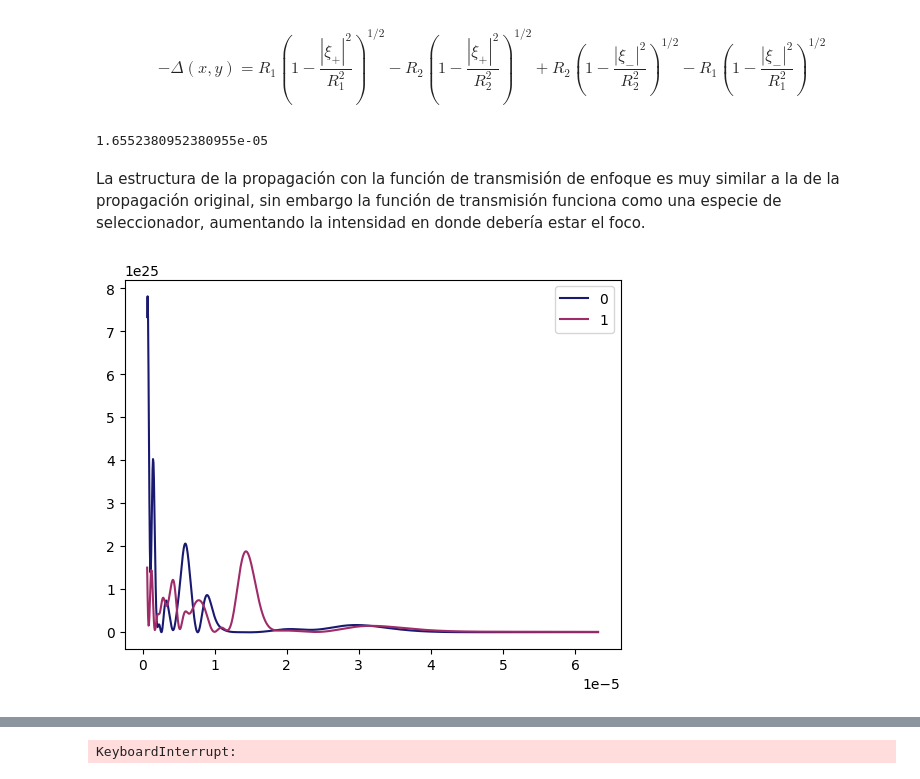
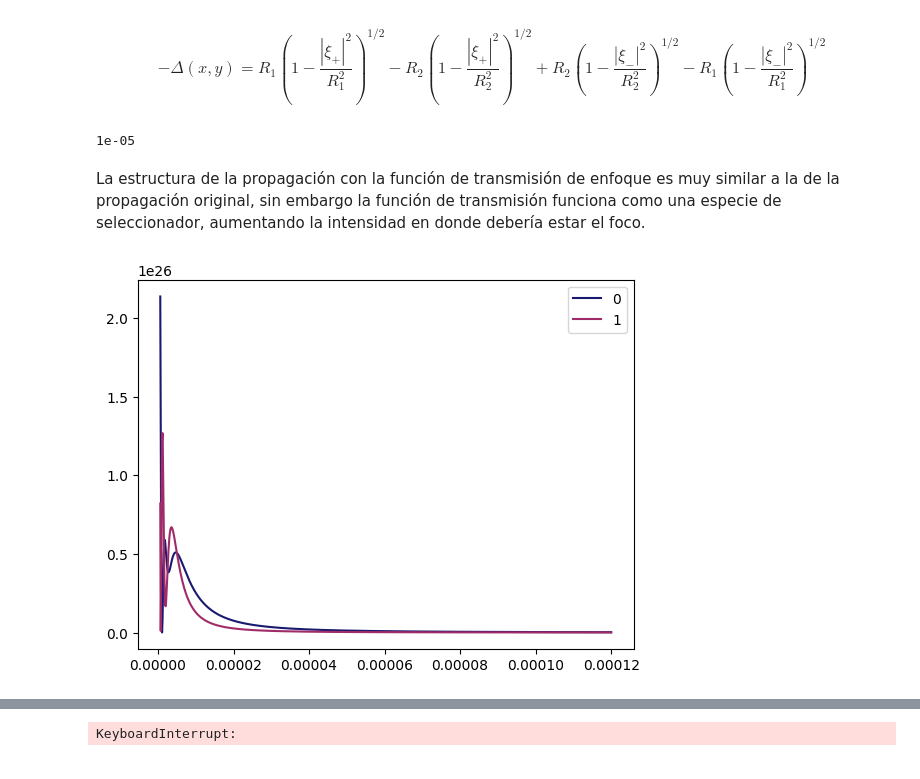
Before and after one commit to rcasalins/thesis_bachelor, a Jupyter notebook: Codigo/Fase no paraxial.ipynb, the cells around one changed output, grey strips where cells are left out. Saved outputs shown, nothing was run; the diff lists cells and outputs as text; code cells hidden in the pictures.

```diff
--- a/Codigo/Fase no paraxial.ipynb
+++ b/Codigo/Fase no paraxial.ipynb
@@ -7,11 +8,12 @@ import seaborn as sns
 # %%
-w = 632 * (10 ** -9)
-a = 10*w
+w = 400 * (10 ** -9)
+a = 1.3*w
 #p = [[a,0],[-a,0],[0,0],[2*a,0],[-2*a,0]]
 #p = [[a,0],[-a,0],[0,0],[0,a],[0,-a],[a,a],[a,-a],[-a,a],[-a,-a]]
 #p = [[a,0],[-a,0],[0,0],[0,a],[0,-a],[a,a],[a,-a],[-a,a],[-a,-a],[a/2,0],[-a/2,0],[0,a/2],[0,-a/2]]
 #p = [[a,0],[-a,0],[0,0],[0,a],[0,-a],[a,a],[a,-a],[-a,a],[-a,-a],[a/2,0],[-a/2,0],[0,a/2],[0,-a/2],[a,a/2],[a,-a/2],[-a,a/2],[-a,-a/2],[a/2,a/2],[a/2,-a/2],[-a/2,a/2],[-a/2,-a/2],[a/2,a],[a/2,-a],[-a/2,a],[-a/2,-a]]
 p = [[a,0],[-a,0],[0,0],[0,a],[0,-a],[a,a],[a,-a],[-a,a],[-a,-a],[a/2,0],[-a/2,0],[0,a/2],[0,-a/2],[a,a/2],[a,-a/2],[-a,a/2],[-a,-a/2],[a/2,a/2],[a/2,-a/2],[-a/2,a/2],[-a/2,-a/2],[a/2,a],[a/2,-a],[-a/2,a],[-a/2,-a],[(3*a)/2,0],[-(3*a)/2,0],[0,(3*a)/2],[0,-(3*a)/2],[(3*a)/2,a],[(3*a)/2,a/2],[(3*a)/2,-a/2],[(3*a)/2,-a],[a/2,(3*a)/2]]
+pp = np.array([[-a/2,-a/2],[-a/2,a/2],[a/2,a/2],[a/2,-a/2],[a/2,(3/2)*a],[a/2,-(3/2)*a],[-a/2,(3/2)*a],[-a/2,-(3/2)*a],[(3/2)*a,a/2],[(3/2)*a,-a/2],[(3/2)*a,(3/2)*a],[(3/2)*a,-(3/2)*a],[-(3/2)*a,a/2],[-(3/2)*a,-a/2],[-(3/2)*a,(3/2)*a],[-(3/2)*a,-(3/2)*a]])
 # %%
 def matrix_points(p):
     #x son los puntos sobre el eje x
@@ -56,12 +58,27 @@ def GeometricPotencial_3D_00_reducido(xa, xi_a, xi_d, ya, eta_a, eta_d, za, wa,c
     xi_p, xi_n = xi_a+(xi_d)/2, xi_a-(xi_d)/2
     eta_p, eta_n = eta_a+(eta_d)/2, eta_a-(eta_d)/2
 
-    R1 = 50*w
-    R2 = -50*w
+    R1 = 5*w
+    R2 = -5*w
     normPlus  = (xi_p**2) + (eta_p**2)
     normMinus = (xi_n**2) + (eta_n**2)
-    phase_plus  = R1 * np.sqrt(1 - (normPlus / (R1 ** 2)) + 0j) - R2 * np.sqrt(1 - (normPlus / (R2 ** 2)) + 0j)
-    phase_minus = R1 * np.sqrt(1 - (normMinus / (R1 ** 2)) + 0j) - R2 * np.sqrt(1 - (normMinus / (R2 ** 2)) + 0j)
+
+    # fase dentro y fuera de la lente para +
+    if (normPlus > (R1 ** 2)) or (normPlus > (R2 ** 2)):
+        phase_plus = 0
+    else:
+        phase_plus  = R1 * np.sqrt(1 - (normPlus / (R1 ** 2)) + 0j) - R2 * np.sqrt(1 - (normPlus / (R2 ** 2)) + 0j)
+
+    # fase dentro y fuera de la lente para -
+    if (normMinus > (R1 ** 2)) or (normMinus > (R2 ** 2)):
+        phase_minus = 0
+    else:
+        phase_minus = R1 * np.sqrt(1 - (normMinus / (R1 ** 2)) + 0j) - R2 * np.sqrt(1 - (normMinus / (R2 ** 2)) + 0j)
+
+
+
+    #phase_plus  = R1 * np.sqrt(1 - (normPlus / (R1 ** 2)) + 0j) - R2 * np.sqrt(1 - (normPlus / (R2 ** 2)) + 0j)
+    #phase_minus = R1 * np.sqrt(1 - (normMinus / (R1 ** 2)) + 0j) - R2 * np.sqrt(1 - (normMinus / (R2 ** 2)) + 0j)
     phase = np.exp(np.complex128(-1j*k*(phase_plus)*c)) * np.exp(np.complex128(1j*k*(phase_minus)*c))
 
     #distancia s
@@ -105,21 +122,21 @@ def GeometricPotencial_3D_reducido(xa, ya, za, p, wa,c):
 # %%
 (((1/50) - (1/-50)) * (1/w)) ** -1
 # %% [output]
-1.6552380952380955e-05
+1e-05
 # %% [markdown]
 La estructura de la propagación con la función de transmisión de enfoque es muy similar a la de la propagación original, sin embargo la función de transmisión funciona como una especie de seleccionador, aumentando la intensidad en donde debería estar el foco.
 # %%
-zzz = np.linspace(1*w, 100*w, 1000)
+zzz = np.linspace(1.5*w, 300*w, 1000)
 z2  = (1 + (zzz**2))
-z_plot_0 = np.array(list(GeometricPotencial_3D_reducido(0*w,0,zzz,p,w,0)), dtype=float)
-z_plot_1 = np.array(list(GeometricPotencial_3D_reducido(0*w,0,zzz,p,w,1)), dtype=float)
+z_plot_0 = np.array(list(GeometricPotencial_3D_reducido(1*w,0,zzz,pp,w,0)), dtype=float)
+z_plot_1 = np.array(list(GeometricPotencial_3D_reducido(1*w,0,zzz,pp,w,1)), dtype=float)
 
 fig, ax = plt.subplots()
 ax.plot(zzz, z_plot_0, label="0", color="#191970")
 ax.plot(zzz, z_plot_1, label="1", color="#9F2B68")
 ax.legend()
 #plt.xlim([1530,1570])
 #plt.ylim([-40,1])
 plt.show()
 # %% [output]
-[figure, old version]
+[figure, new version]
```
Also changed, not shown: parts of 6 cells of this notebook, 6 other files.
